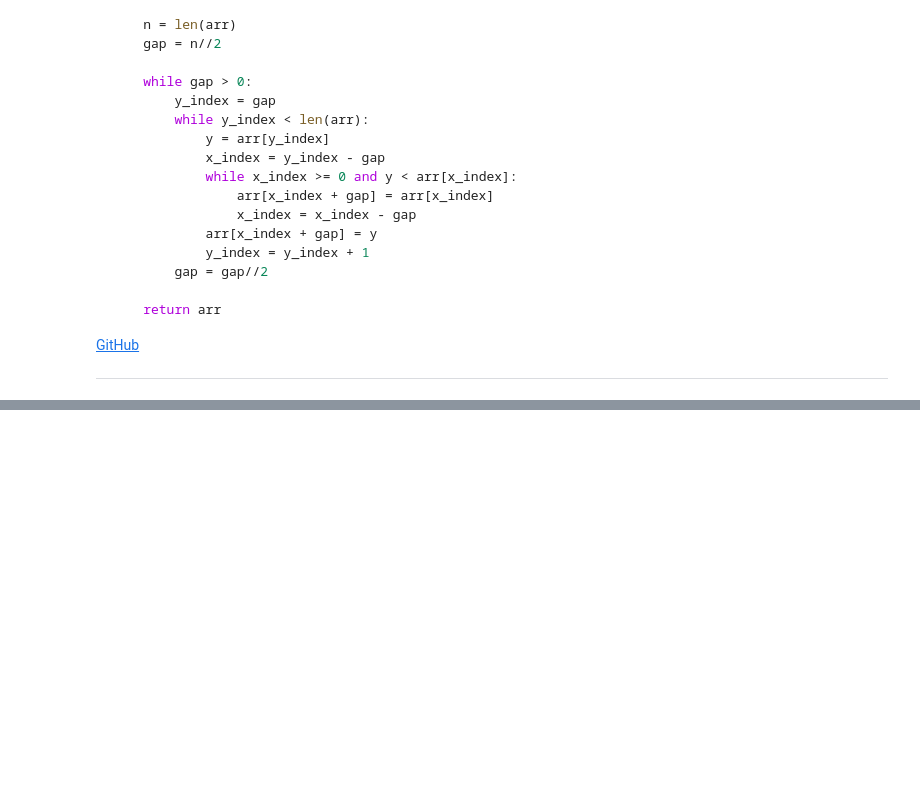
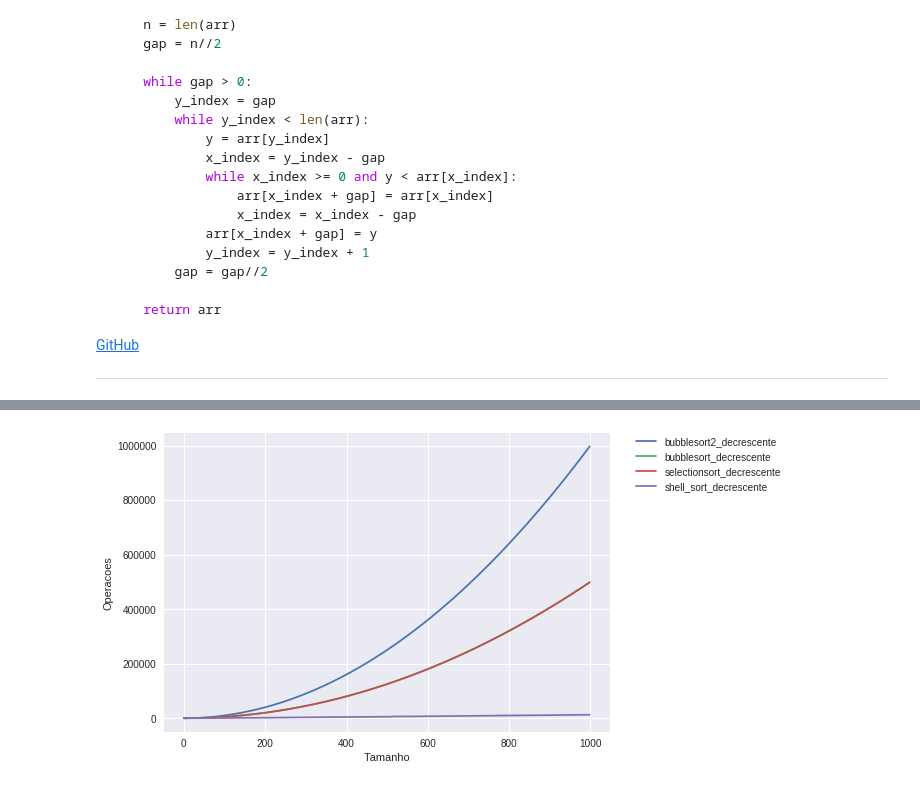
Before and after one commit to luanfsf/estd_shell_sort, a Jupyter notebook: ShellSort.ipynb, the cells around one changed output, grey strips where cells are left out. Drawn from its saved outputs; the diff is of its cells as text; code cells hidden in the pictures; blank space fills up the shorter version.

```diff
--- a/ShellSort.ipynb
+++ b/ShellSort.ipynb
@@ -100,0 +132,13 @@ from algorithms import bubblesort, bubblesort2, selectionsort, shell_sort
+# %%
+
+keys = sorted(decrescente[0])
+b = plt
+for element in keys:
+    b.plot([_[element] for _ in decrescente], label=element)
+
+b.ylabel('Operacoes')
+b.xlabel('Tamanho')
+b.legend(bbox_to_anchor=(1.05, 1), loc=2, borderaxespad=0.)
+b.show()
+# %% [output]
+[figure, added]
```
Also changed, not shown: parts of 5 cells of this notebook.
